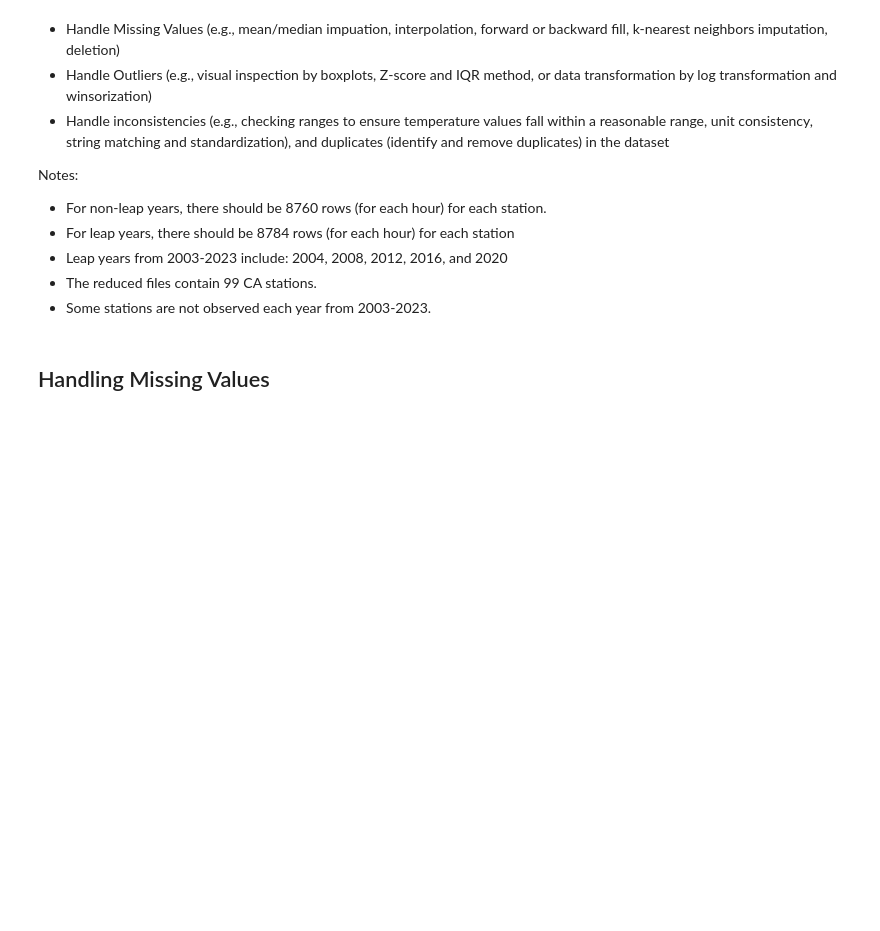
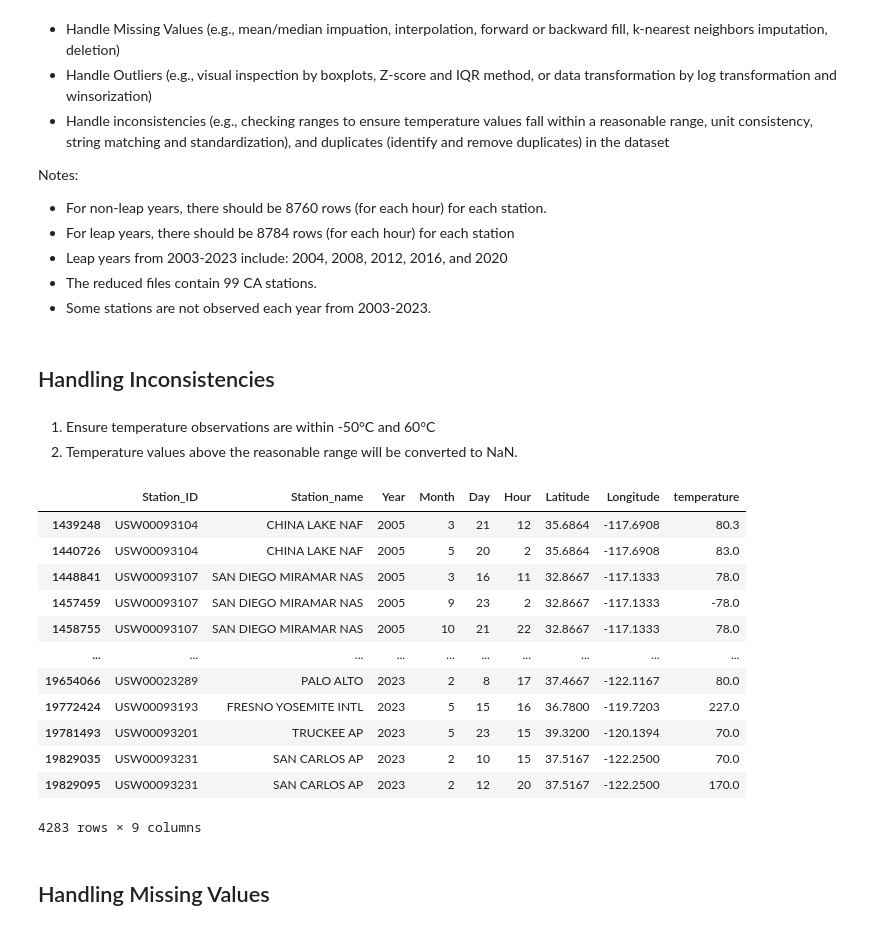
Before and after one commit to lizbethkr/PHIT-Project-1, a Jupyter notebook: notebooks/data_preprocessing.ipynb, the cells around one changed output. Saved outputs shown, nothing was run; the diff lists cells and outputs as text; code cells hidden in the pictures; blank space fills up the shorter version.

```diff
--- a/notebooks/data_preprocessing.ipynb
+++ b/notebooks/data_preprocessing.ipynb
@@ -149,3 +149,25 @@ Notes:
 - Leap years from 2003-2023 include: 2004, 2008, 2012, 2016, and 2020
 - The reduced files contain 99 CA stations.
 - Some stations are not observed each year from 2003-2023.
+# %% [markdown]
+## Handling Inconsistencies
+# %% [markdown]
+1. Ensure temperature observations are within -50°C and 60°C
+2. Temperature values above the reasonable range will be converted to NaN.
+# %%
+# Check how many rows are below -50 and above 60 degrees celsius
+CA_stations[(CA_stations['temperature'] < -50) | (CA_stations['temperature'] > 60)]
+# %% [output]
+|  | Station_ID | Station_name | Year | Month | Day | Hour | Latitude | Longitude | temperature |
+| 1439248 | USW00093104 | CHINA LAKE NAF | 2005 | 3 | 21 | 12 | 35.6864 | -117.6908 | 80.3 |
+| 1440726 | USW00093104 | CHINA LAKE NAF | 2005 | 5 | 20 | 2 | 35.6864 | -117.6908 | 83.0 |
+| 1448841 | USW00093107 | SAN DIEGO MIRAMAR NAS | 2005 | 3 | 16 | 11 | 32.8667 | -117.1333 | 78.0 |
+| 1457459 | USW00093107 | SAN DIEGO MIRAMAR NAS | 2005 | 9 | 23 | 2 | 32.8667 | -117.1333 | -78.0 |
+| 1458755 | USW00093107 | SAN DIEGO MIRAMAR NAS | 2005 | 10 | 21 | 22 | 32.8667 | -117.1333 | 78.0 |
+| ... | ... | ... | ... | ... | ... | ... | ... | ... | ... |
+| 19654066 | USW00023289 | PALO ALTO | 2023 | 2 | 8 | 17 | 37.4667 | -122.1167 | 80.0 |
+| 19772424 | USW00093193 | FRESNO YOSEMITE INTL | 2023 | 5 | 15 | 16 | 36.7800 | -119.7203 | 227.0 |
+| 19781493 | USW00093201 | TRUCKEE AP | 2023 | 5 | 23 | 15 | 39.3200 | -120.1394 | 70.0 |
+| 19829035 | USW00093231 | SAN CARLOS AP | 2023 | 2 | 10 | 15 | 37.5167 | -122.2500 | 70.0 |
+| 19829095 | USW00093231 | SAN CARLOS AP | 2023 | 2 | 12 | 20 | 37.5167 | -122.2500 | 170.0 |
+4283 rows × 9 columns
```
Also changed, not shown: parts of 16 cells of this notebook.
